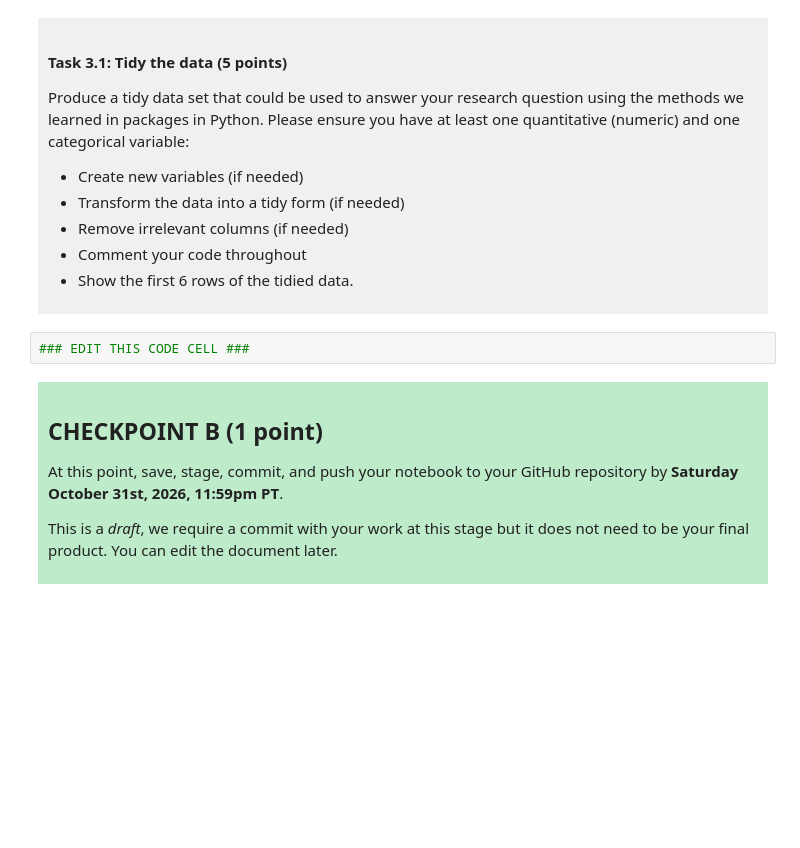
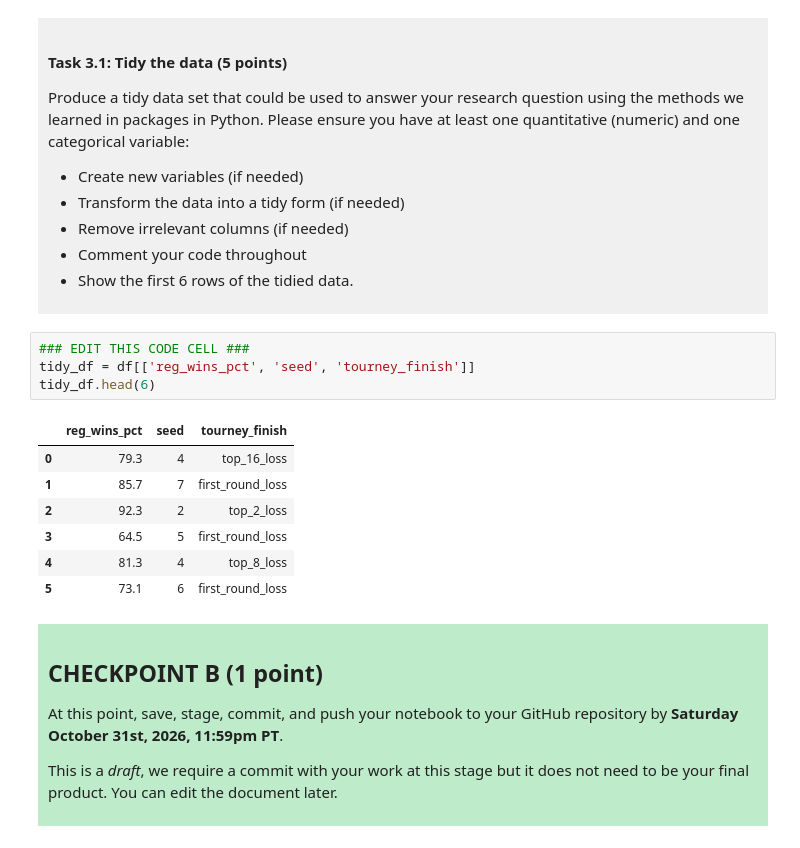
Before and after one commit to Bonnie110983/dsci-100-project-Chenchen-Sun, a Jupyter notebook: dsci-100-project-notebook.ipynb, the cells around one changed output. Cells and saved outputs as stored; diff of their text form; blank space fills up the shorter version.

```diff
--- a/dsci-100-project-notebook.ipynb
+++ b/dsci-100-project-notebook.ipynb
@@ -188,6 +201,16 @@ Produce a tidy data set that could be used to answer your research question usin
 </div>
 # %%
 ### EDIT THIS CODE CELL ###
+tidy_df = df[['reg_wins_pct', 'seed', 'tourney_finish']]
+tidy_df.head(6)
+# %% [output]
+|  | reg_wins_pct | seed | tourney_finish |
+| 0 | 79.3 | 4 | top_16_loss |
+| 1 | 85.7 | 7 | first_round_loss |
+| 2 | 92.3 | 2 | top_2_loss |
+| 3 | 64.5 | 5 | first_round_loss |
+| 4 | 81.3 | 4 | top_8_loss |
+| 5 | 73.1 | 6 | first_round_loss |
 # %% [markdown]
 <div style="background-color: #beebca; padding: 10px;">
 
```
Also changed, not shown: parts of 4 cells of this notebook.
